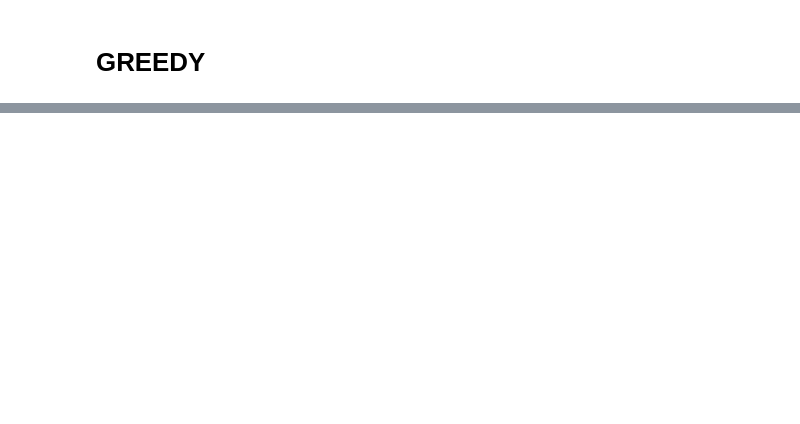
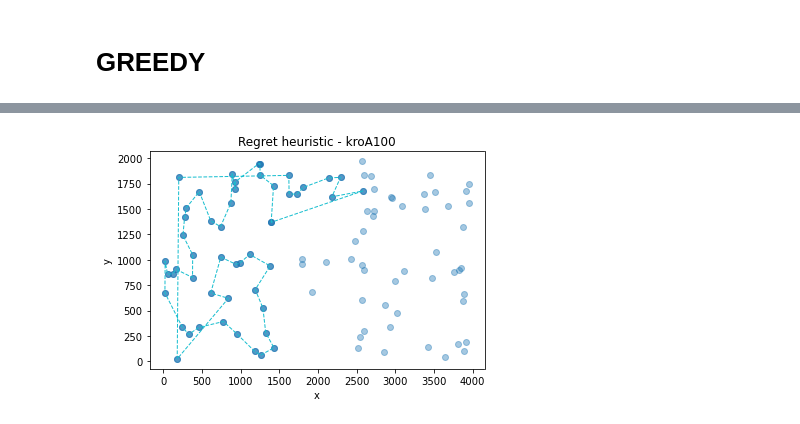
Before and after one commit to maartynaa/AEM, a Jupyter notebook: AEM.ipynb, the cells around one changed output, grey strips where cells are left out. Drawn from its saved outputs; the diff is of its cells as text; code cells hidden in the pictures; blank space fills up the shorter version.

```diff
--- a/AEM.ipynb
+++ b/AEM.ipynb
@@ -56,5 +158,5 @@ def greedy_algorithm(N, start_point):
 # %%
 N = 100
-start_point = 0
-
-total_distance, visited = greedy_algorithm(N, start_point)
+start_point = random.randint(0, 99)
+path = regret_heuristic(N, start_point)
+wynik = path_length(path)
@@ -68,0 +263,5 @@ print(visited)
+# %%
+
+print_plot(data, TAB_MAX)
+# %% [output]
+[figure, added]
```
Also changed, not shown: parts of 18 cells of this notebook.
